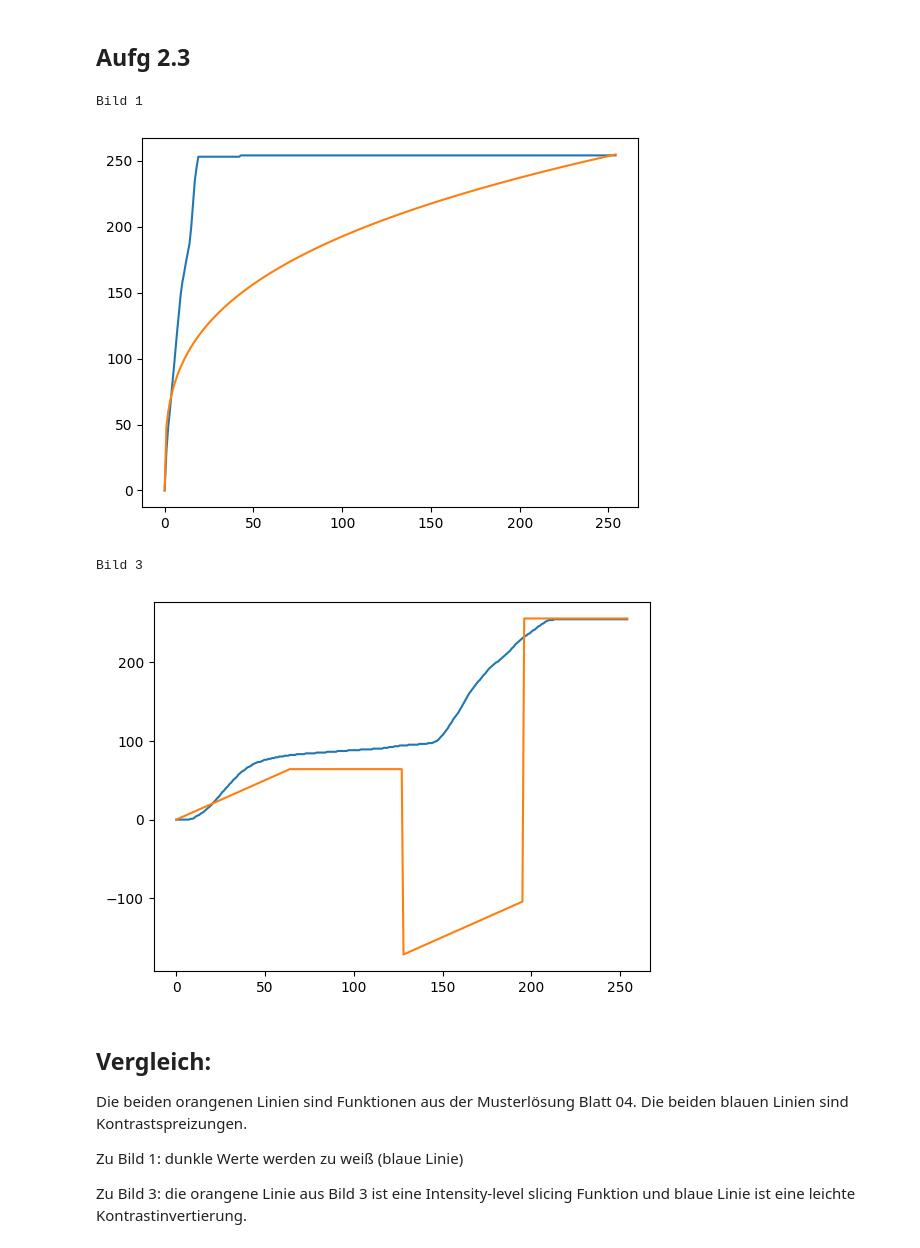
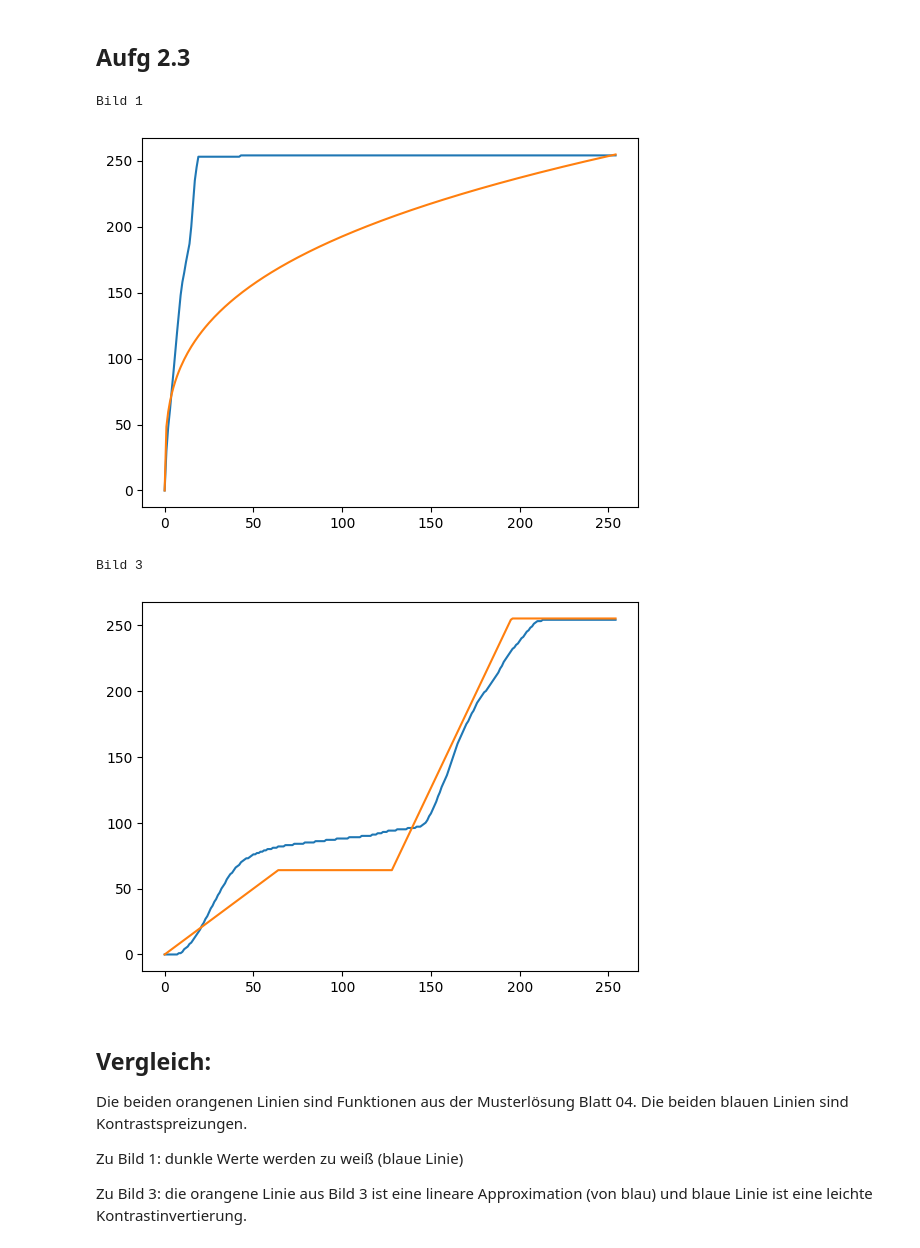
Before and after one commit to Mynna/bv23-wk04, a Jupyter notebook: Blatt06_Aufg02.ipynb, the cells around one changed output. Cells and saved outputs as stored; diff of their text form; code cells hidden in the pictures.

Commit message:
lineare Approximation

```diff
--- a/Blatt06_Aufg02.ipynb
+++ b/Blatt06_Aufg02.ipynb
@@ -102,35 +102,35 @@ def plot_mapping(img,f):
     for i in range(1,bin_size+1):
         sum_until[i]=np.sum(np.where(np.array([x for x in range(bin_size)]) <= i, histo_norm,0))
 
     mapping = np.round((bin_size-1)*np.take(sum_until,[x for x in range(bin_size)]))
 
     plt.figure(1)
     plt.plot(range(len(mapping)),mapping)
     plt.plot(range(len(mapping)), list(map(f,range(len(mapping)))))
 
     plt.show()
 
 print("Bild 1")
 plot_mapping(image1,lambda x: 255*((x/255)**0.3))
 
 
 def f3(x):
     if x <64:
         return x
     if x >= 64 and x <128:
         return 64
     if x >= 128 and x < 196:
-        return x-128/(195-128)*(254-64)+64
+        return (x-128)/(195-128)*(254-64)+64
     if x >= 196:
         return 255
 
 print("Bild 3")
 plot_mapping(image3,f3)
 # %% [output]
 Bild 1
 [figure]
 Bild 3
-[figure, old version]
+[figure, new version]
 # %% [markdown]
 ## Vergleich:
 Die beiden orangenen Linien sind Funktionen aus der Musterlösung Blatt 04.
@@ -138,5 +138,5 @@ Die beiden blauen Linien sind Kontrastspreizungen.
 
 Zu Bild 1: dunkle Werte werden zu weiß (blaue Linie)
 
-Zu Bild 3: die orangene Linie aus Bild 3 ist eine Intensity-level slicing Funktion
+Zu Bild 3: die orangene Linie aus Bild 3 ist eine lineare Approximation (von blau)
 und blaue Linie ist eine leichte Kontrastinvertierung.
```
